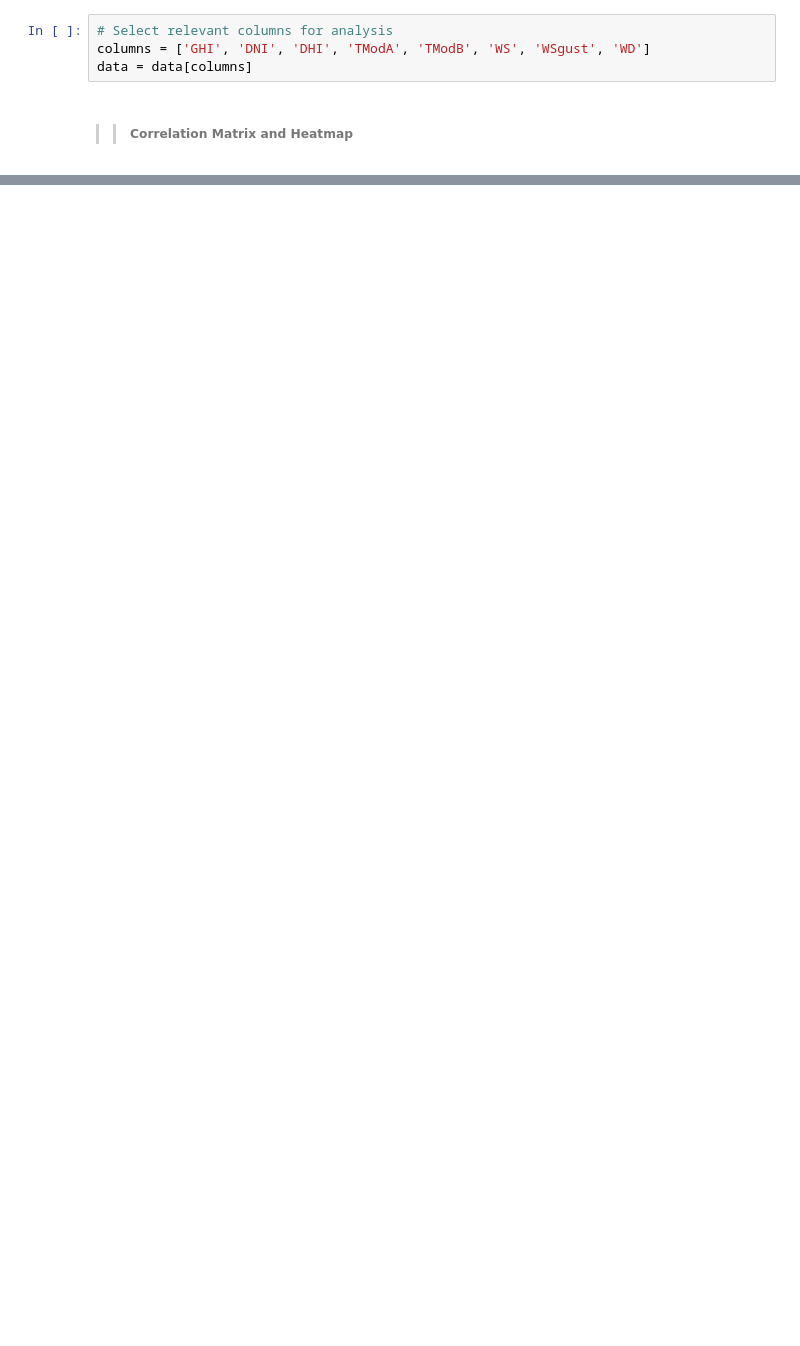
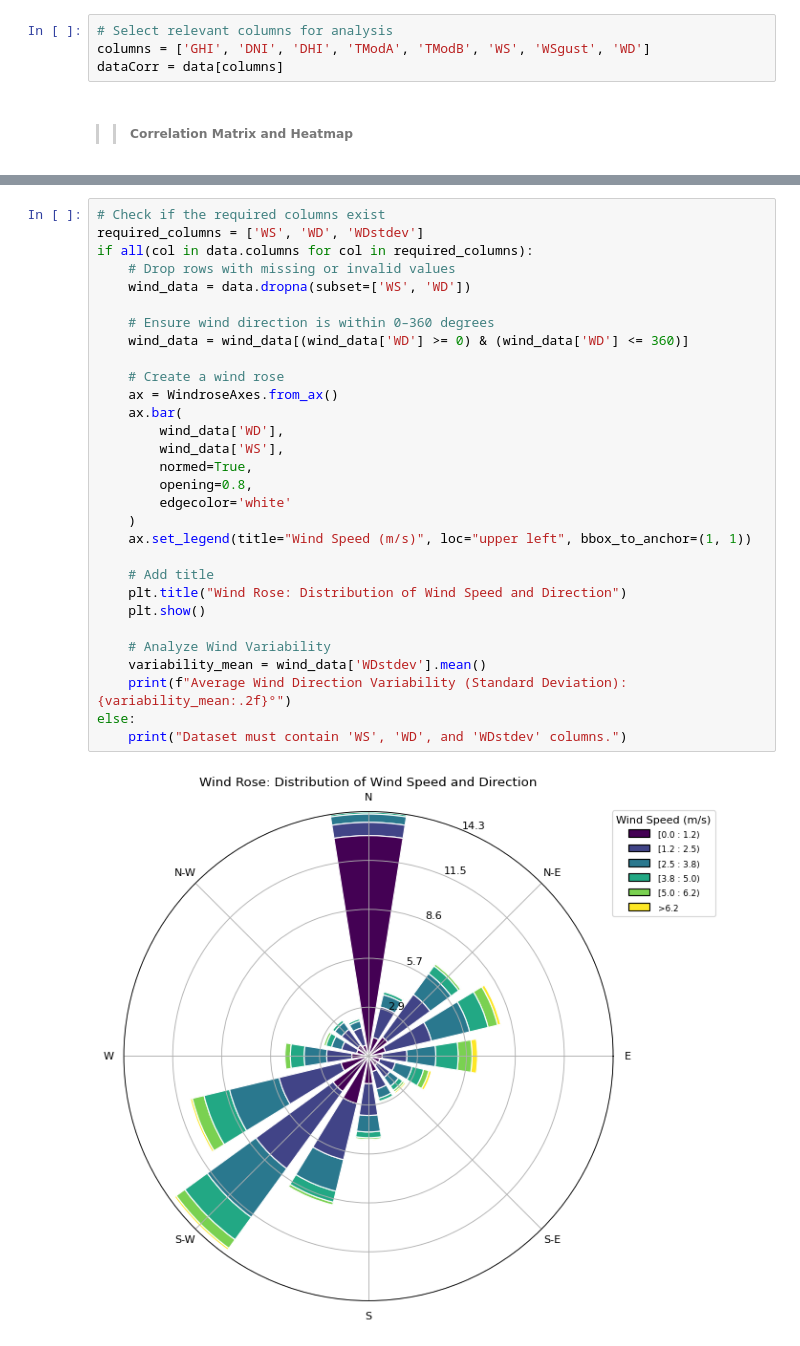
Before and after one commit to naolatomsa/MoonLight-Energy-Solutions-, a Jupyter notebook: notebooks/beninMalanville.ipynb, the cells around one changed output, grey strips where cells are left out. Saved outputs shown, nothing was run; the diff lists cells and outputs as text; blank space fills up the shorter version.

Commit message:
wind analysis

```diff
--- a/notebooks/beninMalanville.ipynb
+++ b/notebooks/beninMalanville.ipynb
@@ -418,7 +419,7 @@ plt.show()
 # %%
 # Select relevant columns for analysis
 columns = ['GHI', 'DNI', 'DHI', 'TModA', 'TModB', 'WS', 'WSgust', 'WD']
-data = data[columns]
+dataCorr = data[columns]
 # %% [markdown]
 >>##### Correlation Matrix and Heatmap
 # %%
@@ -434,0 +438,32 @@ plt.show()
+# %%
+# Check if the required columns exist
+required_columns = ['WS', 'WD', 'WDstdev']
+if all(col in data.columns for col in required_columns):
+    # Drop rows with missing or invalid values
+    wind_data = data.dropna(subset=['WS', 'WD'])
+
+    # Ensure wind direction is within 0–360 degrees
+    wind_data = wind_data[(wind_data['WD'] >= 0) & (wind_data['WD'] <= 360)]
+
+    # Create a wind rose
+    ax = WindroseAxes.from_ax()
+    ax.bar(
+        wind_data['WD'],
+        wind_data['WS'],
+        normed=True,
+        opening=0.8,
+        edgecolor='white'
+    )
+    ax.set_legend(title="Wind Speed (m/s)", loc="upper left", bbox_to_anchor=(1, 1))
+
+    # Add title
+    plt.title("Wind Rose: Distribution of Wind Speed and Direction")
+    plt.show()
+
+    # Analyze Wind Variability
+    variability_mean = wind_data['WDstdev'].mean()
+    print(f"Average Wind Direction Variability (Standard Deviation): {variability_mean:.2f}°")
+else:
+    print("Dataset must contain 'WS', 'WD', and 'WDstdev' columns.")
+# %% [output]
+[figure, added]
```
Also changed, not shown: parts of 4 cells of this notebook, 2 other files.
